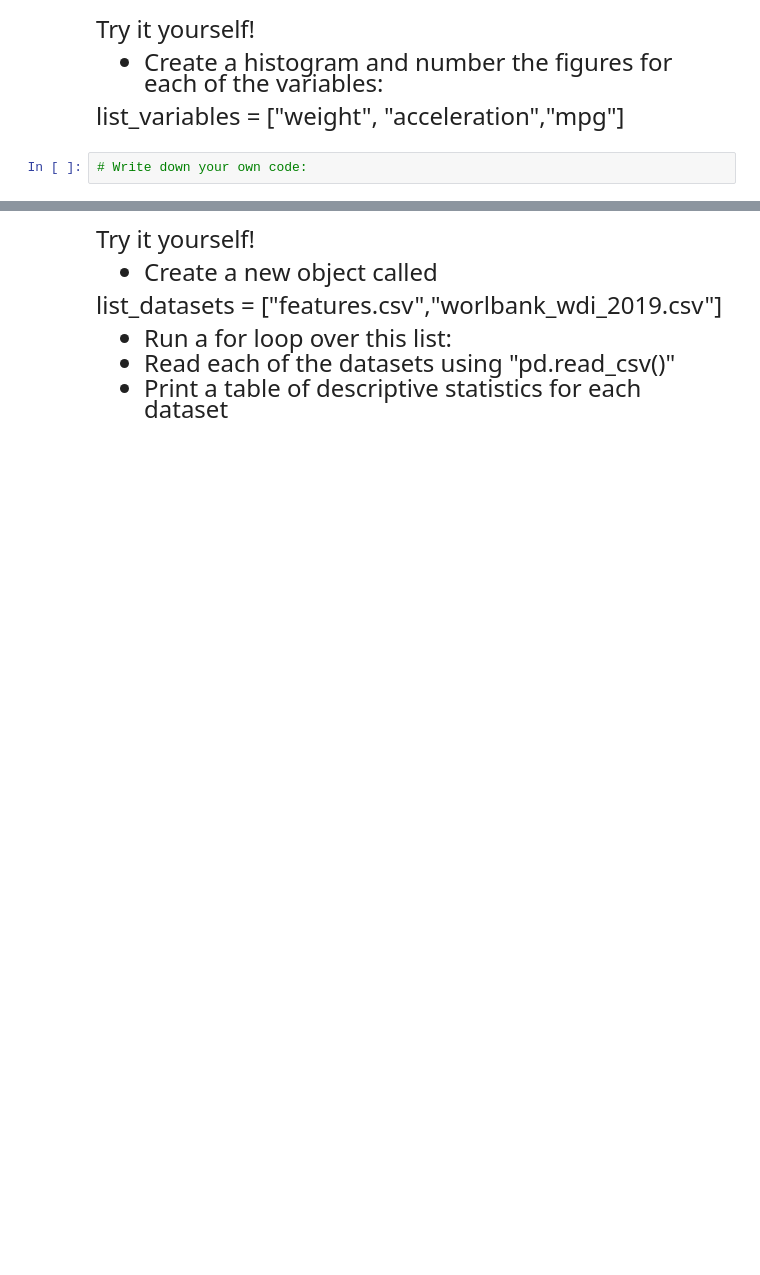
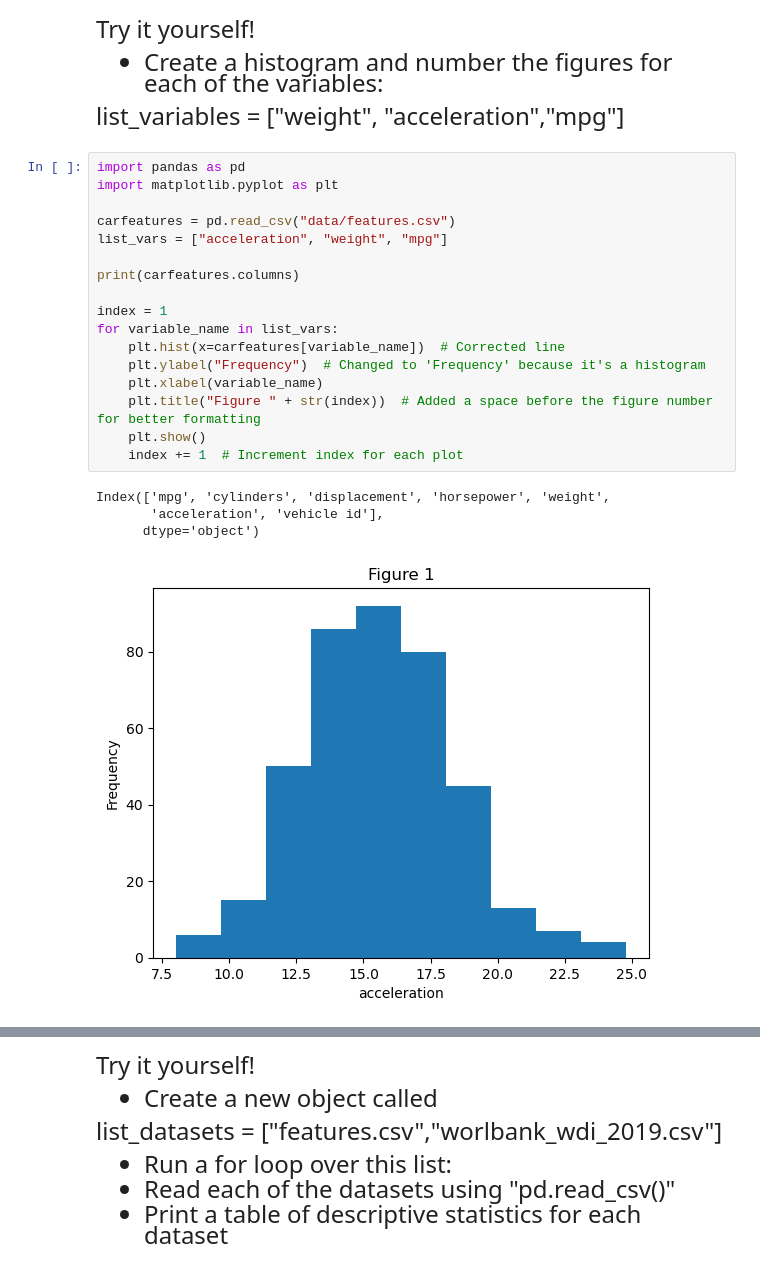
Before and after one commit to anish-cloud/QTM_151, a Jupyter notebook: lecture_05/lecture_5.ipynb, the cells around one changed output, grey strips where cells are left out. Drawn from its saved outputs; the diff is of its cells as text; blank space fills up the shorter version.

```diff
--- a/lecture_05/lecture_5.ipynb
+++ b/lecture_05/lecture_5.ipynb
@@ -355,5 +358,25 @@ Try it yourself!
 - Create a histogram and number the figures for each of the variables:
 
 list_variables = ["weight", "acceleration","mpg"]
-# %%
-# Write down your own code:
+# %%
+import pandas as pd
+import matplotlib.pyplot as plt
+
+carfeatures = pd.read_csv("data/features.csv")
+list_vars = ["acceleration", "weight", "mpg"]
+
+print(carfeatures.columns)
+
+index = 1
+for variable_name in list_vars:
+    plt.hist(x=carfeatures[variable_name])  # Corrected line
+    plt.ylabel("Frequency")  # Changed to 'Frequency' because it's a histogram
+    plt.xlabel(variable_name)
+    plt.title("Figure " + str(index))  # Added a space before the figure number for better formatting
+    plt.show()
+    index += 1  # Increment index for each plot
+# %% [output]
+Index(['mpg', 'cylinders', 'displacement', 'horsepower', 'weight',
+       'acceleration', 'vehicle id'],
+      dtype='object')
+[figure, added]
```
Also changed, not shown: parts of 8 cells of this notebook, 9 other files.
